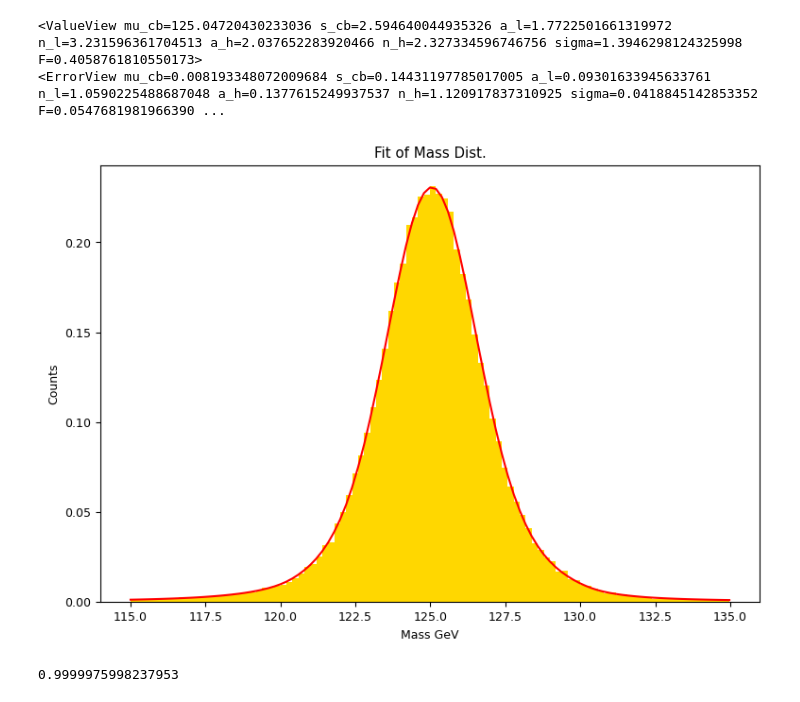
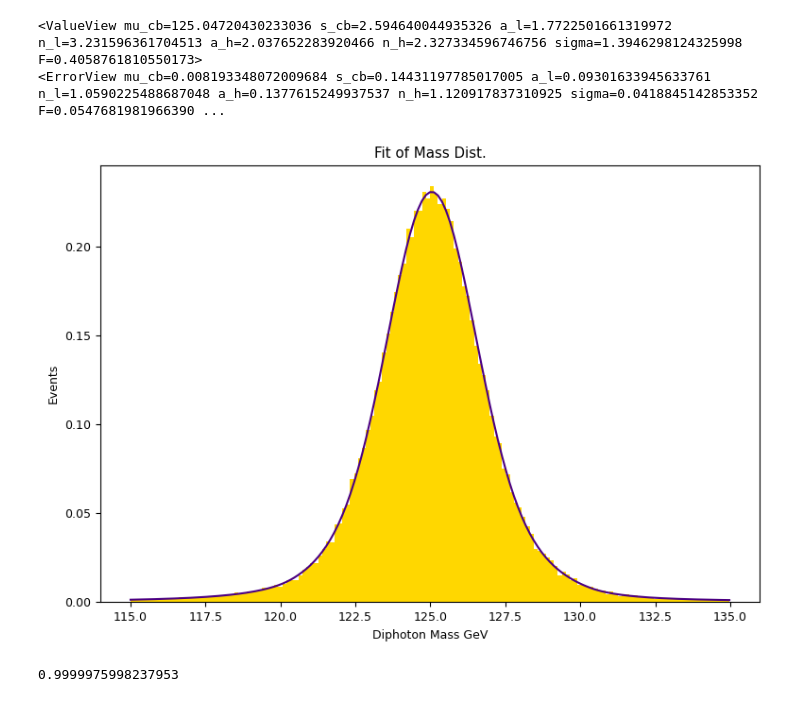
Before and after one commit to dgeorgescu1/Higgs-to-single-top-ATLAS, a Jupyter notebook: tH_gamgam - yy.ipynb, the cells around one changed output. Saved outputs shown, nothing was run; the diff lists cells and outputs as text; code cells hidden in the pictures.

```diff
--- a/tH_gamgam - yy.ipynb
+++ b/tH_gamgam - yy.ipynb
@@ -10,7 +10,8 @@ from scipy import stats
 # %%
 %matplotlib inline
 plt.rcParams['figure.figsize'] = (9, 6) # inches
-plt.rcParams['font.size'] = 9
+plt.rcParams['font.size'] = 20
+plt.rcParams['figure.dpi'] = 500
 # %%
 columns = ['y1_pt', 'y1_eta', 'y1_phi', 'y1_E', 'y2_pt', 'y2_eta', 'y2_phi', 'y2_E', 'Njets']
 for i in range (1,16):
@@ -171,13 +172,3 @@ print(m_comb_g.errors)
 # %% [output]
 <ValueView loc=125.02989779757705 sigma=2.115858696752131>
 <ErrorView loc=0.009003409660633014 sigma=0.006366252099603032>
-# %%
-n, bins, patches = plt.hist(H_array, bins = 500, color = 'gold', density = True);
-
-x = bins
-y = pdf_g(x, *m_comb_g.values)
-
-plt.plot(x, y, 'red')
-plt.xlabel('Mass GeV')
-plt.ylabel('Counts')
-plt.title('Gaussian Fit of Mass Dist.');
@@ -335,19 +359,19 @@ print(m_comb_full.errors)
 <ValueView mu_cb=125.04720430233036 s_cb=2.594640044935326 a_l=1.7722501661319972 n_l=3.231596361704513 a_h=2.037652283920466 n_h=2.327334596746756 sigma=1.3946298124325998 F=0.4058761810550173>
 <ErrorView mu_cb=0.008193348072009684 s_cb=0.14431197785017005 a_l=0.09301633945633761 n_l=1.0590225488687048 a_h=0.1377615249937537 n_h=1.120917837310925 sigma=0.0418845142853352 F=0.0547681981966390 ...
 # %%
-n_full, bins_full, patches_full = plt.hist(H_array, bins = 100, color = 'gold', density = True);
+n_full, bins_full, patches_full = plt.hist(H_array, bins = 150, color = 'gold', density = True)#, histtype=u'step');
 
 x_full = bins_full
 y_full = pdf_G_CB(x_full, *m_comb_full.values)
 
 
 
-plt.plot(x_full, y_full, 'red')
-plt.xlabel('Mass GeV')
-plt.ylabel('Counts')
+plt.plot(x_full, y_full, 'indigo')
+plt.xlabel('Diphoton Mass GeV')
+plt.ylabel('Events')
 plt.title('Fit of Mass Dist.');
 # %% [output]
-[figure, old version]
+[figure, new version]
 # %%
 print (integrate.trapz(y_full, x_full))
 # %% [output]
```
Also changed, not shown: parts of 8 cells of this notebook, 7 other files.
